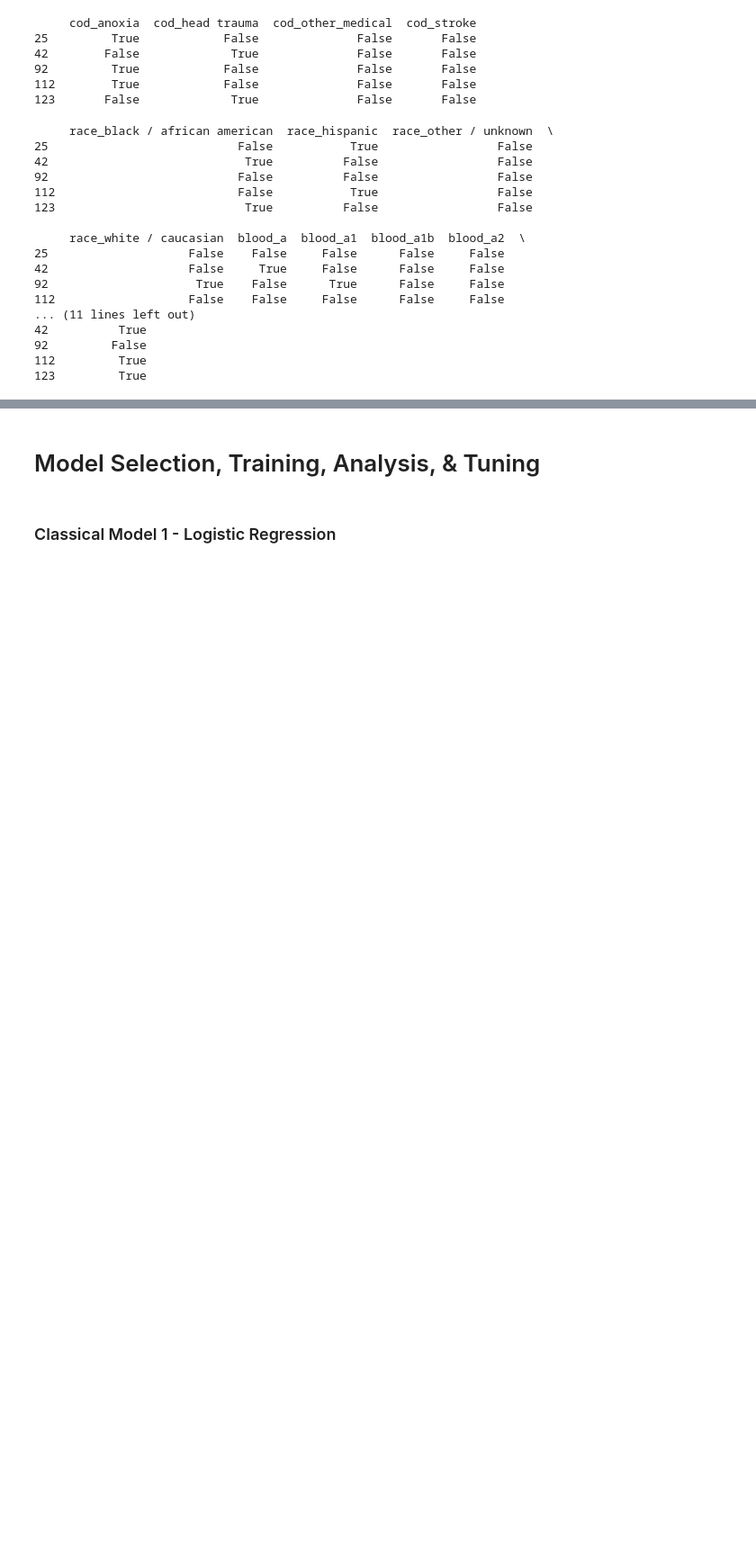
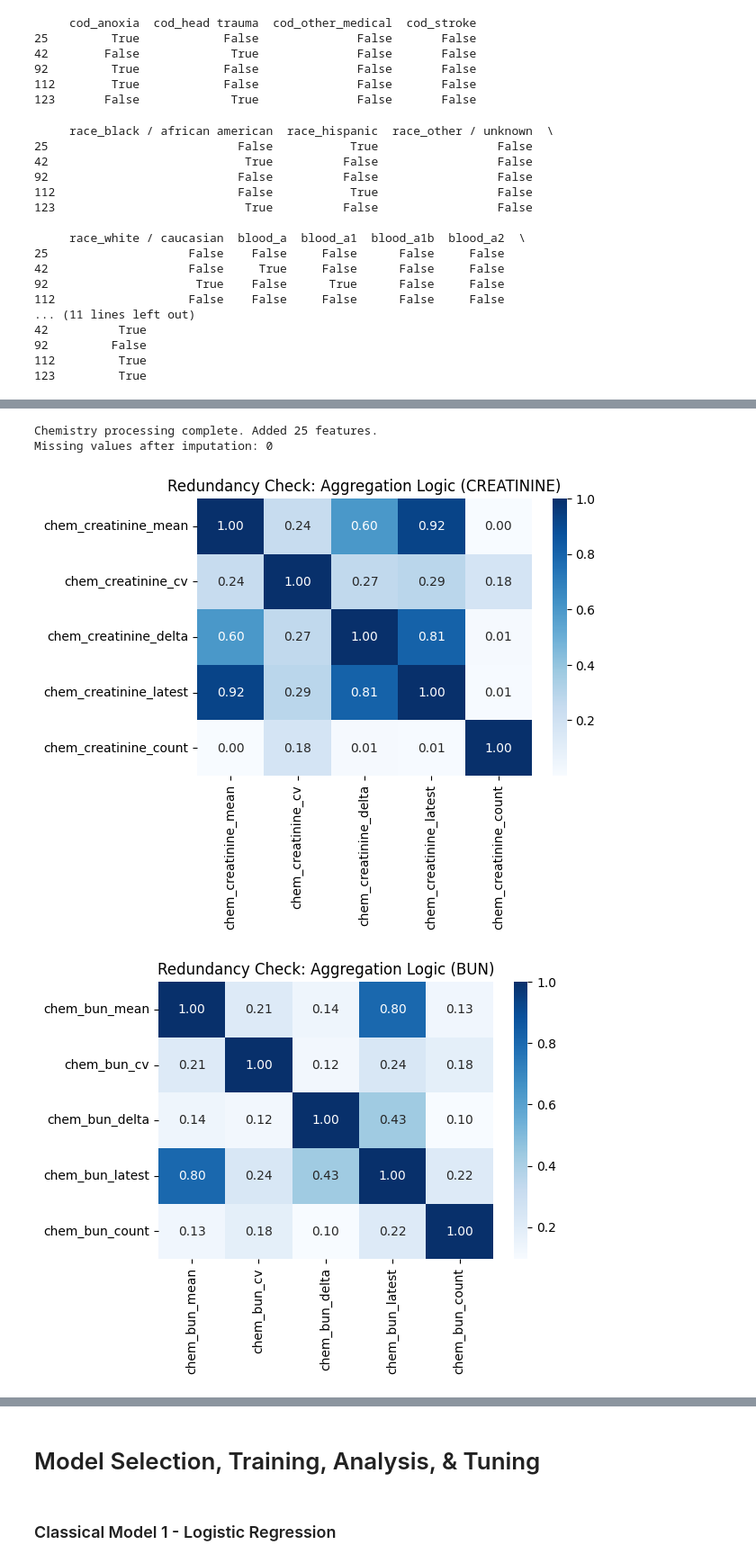
Before and after one commit to lonebono/STINTSY-MCO, a Jupyter notebook: STINTSY-MCO-Group 9.ipynb, the cells around one changed output, grey strips where cells are left out. Shown at 90% size. Cells and saved outputs as stored; diff of their text form; code cells hidden in the pictures; blank space fills up the shorter version.

```diff
--- a/STINTSY-MCO-Group 9.ipynb
+++ b/STINTSY-MCO-Group 9.ipynb
@@ -984,0 +1150,46 @@ print(df_heart_med.filter(regex='^(circ_|mech_)').head())
+# %%
+# ChemistryEvents Feature Engineering: Aggregation and Correlation Check
+
+chem_targets = ['creatinine', 'bun', 'sgotast', 'sodium', 'glucose']
+chem_filtered = ChemistryEvents_med[ChemistryEvents_med['chem_name'].isin(chem_targets)].copy()
+chem_filtered['time_event'] = pd.to_datetime(chem_filtered['time_event'])
+chem_filtered = chem_filtered.sort_values(by=['patient_id', 'time_event'])
+
+# aggregations
+chem_agg = chem_filtered.groupby(['patient_id', 'chem_name'])['value'].agg(['mean', 'std', 'first', 'last', 'count']).reset_index()
+
+# compute cv and delta
+chem_agg['cv'] = (chem_agg['std'] / chem_agg['mean']).fillna(0)
+chem_agg['delta'] = chem_agg['last'] - chem_agg['first']
+
+# pivot then flatten then merge to main df
+chem_pivot = chem_agg.pivot(index='patient_id', columns='chem_name', values=['mean', 'cv', 'delta', 'last', 'count'])
+chem_pivot.columns = [f'chem_{feat}_{stat.replace("last", "latest")}' for stat, feat in chem_pivot.columns]
+chem_pivot = chem_pivot.reset_index()
+df_heart_med = df_heart_med.merge(chem_pivot, on='patient_id', how='left')
+
+# check non existent records
+chem_count_cols = df_heart_med.filter(like='chem_').filter(like='_count').columns
+df_heart_med[chem_count_cols] = df_heart_med[chem_count_cols].fillna(0)
+chem_stats_cols = [c for c in df_heart_med.filter(like='chem_').columns if '_count' not in c]
+df_heart_med[chem_stats_cols] = df_heart_med[chem_stats_cols].fillna(df_heart_med[chem_stats_cols].median())
+
+print(f"Chemistry processing complete. Added {len(chem_pivot.columns)-1} features.")
+print(f"Missing values after imputation: {df_heart_med.filter(like='chem_').isnull().sum().sum()}")
+
+# correlation check for aggregated features
+for target in chem_targets:
+    target_cols = [c for c in df_heart_med.columns if f'chem_{target}_' in c]
+    if len(target_cols) > 1:
+        plt.figure(figsize=(6, 4))
+        logic_check = df_heart_med[target_cols].corr().abs()
+        sns.heatmap(logic_check, annot=True, cmap='Blues', fmt=".2f")
+        plt.title(f'Redundancy Check: Aggregation Logic ({target.upper()})')
+        plt.show()
+    else:
+        print(f"Not enough features to check redundancy for: {target}")
+# %% [output]
+Chemistry processing complete. Added 25 features.
+Missing values after imputation: 0
+[figure, added]
+[figure, added]
```
Also changed, not shown: parts of 23 cells of this notebook.
